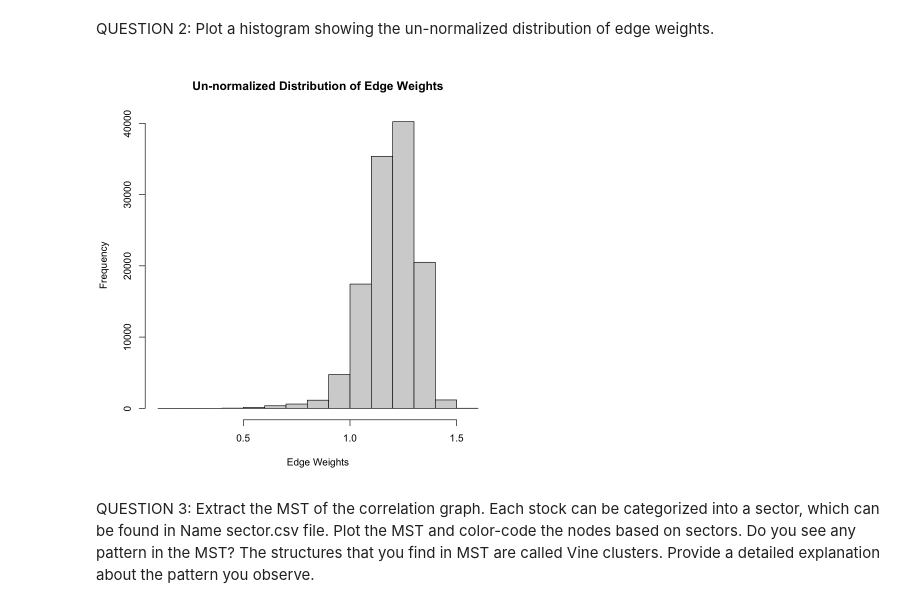
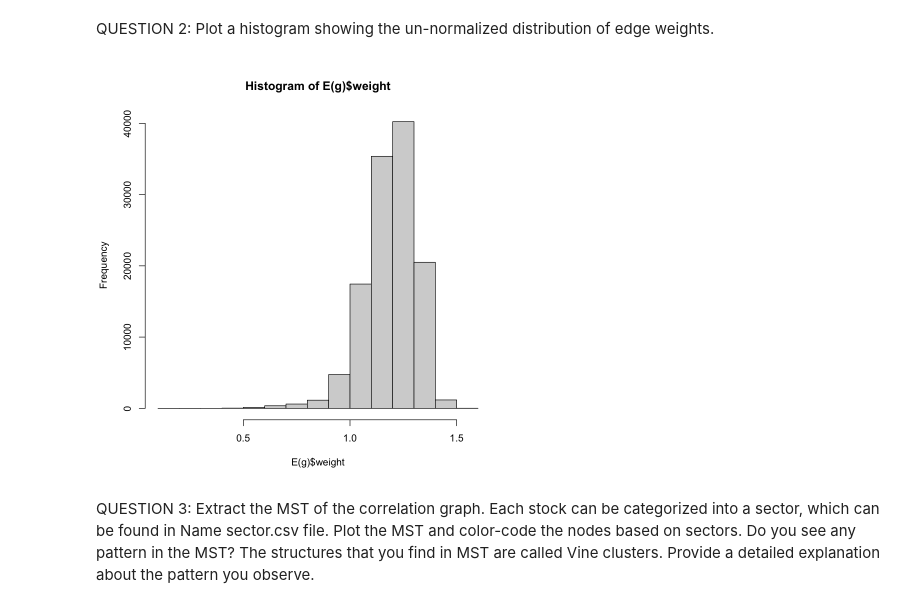
Before and after one commit to morgworth/ece232_team, a Jupyter notebook: Project 4/Morgan Project 4 Part 1.ipynb, the cells around one changed output. Saved outputs shown, nothing was run; the diff lists cells and outputs as text; code cells hidden in the pictures.

```diff
--- a/Project 4/Morgan Project 4 Part 1.ipynb
+++ b/Project 4/Morgan Project 4 Part 1.ipynb
@@ -123,21 +93,9 @@ allcomp <- allcomp[-ind,]
 # %%
-# Helper function for correlation computation
-cal_cor <- function(conn, mat, allcomp){
-    numCom = dim(mat)[1]
-    cat("from","\t","to","\t","wt",file=conn)
-    for(i in c(1:(numCom-1))){
-        for(j in c((i+1):numCom)){
-            ri = mean(mat[i,])
-            rj = mean(mat[j,])
-            mult = mean(mat[i,]*mat[j,])
-            num = mult-(ri*rj)
-            ri2 = mat[i,]^2
-            rj2 = mat[j,]^2
-            den = sqrt((mean(ri2)-(ri^2))*(mean(rj2)-(rj^2)))
-            pij = num/den
-            wij = sqrt(2*(1-pij))
-            #val =
-            cat('\n',allcomp[i,1],'\t',allcomp[j,1],'\t',wij,file=conn)
-        }
+cal_cor<-function(comp_date){
+log_val <- matrix(nrow=nrow(comp_date), ncol= ncol(comp_date)-1)
+for(j in 1:nrow(comp_date)){
+        log_val[j,] = diff(log(comp_date[j, ]))}
+log_avg <- rowMeans(log_val)
+temp <- cor(t(log_val))
+return(temp)
     }
-}
@@ -152,8 +102,15 @@ E(g)$weight <- elist[,"wt"]
+# %%
+temp <- cal_cor(m)
+d <- sqrt(2 * (1 - temp))
+g<-graph_from_adjacency_matrix(d, mode ="upper", weighted = TRUE, diag = TRUE,
+  add.colnames = NULL, add.rownames = NA)
+fname <- matrix(d)
+save(fname, file = "distance.RData")
 # %%
 # Plotting the un-normalized distribution of edge weights
-hist(elist[,"wt"],main="Un-normalized Distribution of Edge Weights",xlab="Edge Weights",ylab="Frequency")
+hist(E(g)$weight)
 # %% [output]
-[figure, old version]
+[figure, new version]
 # %% [markdown]
 QUESTION 3: Extract the MST of the correlation graph. Each stock can be categorized into a sector, which can be found in Name sector.csv file. Plot the MST and color-code the nodes based on sectors. Do you see any pattern in the MST? The structures that you find in MST are called Vine clusters. Provide a detailed explanation about the pattern you observe.
 # %%
```
Also changed, not shown: parts of 35 cells of this notebook.
